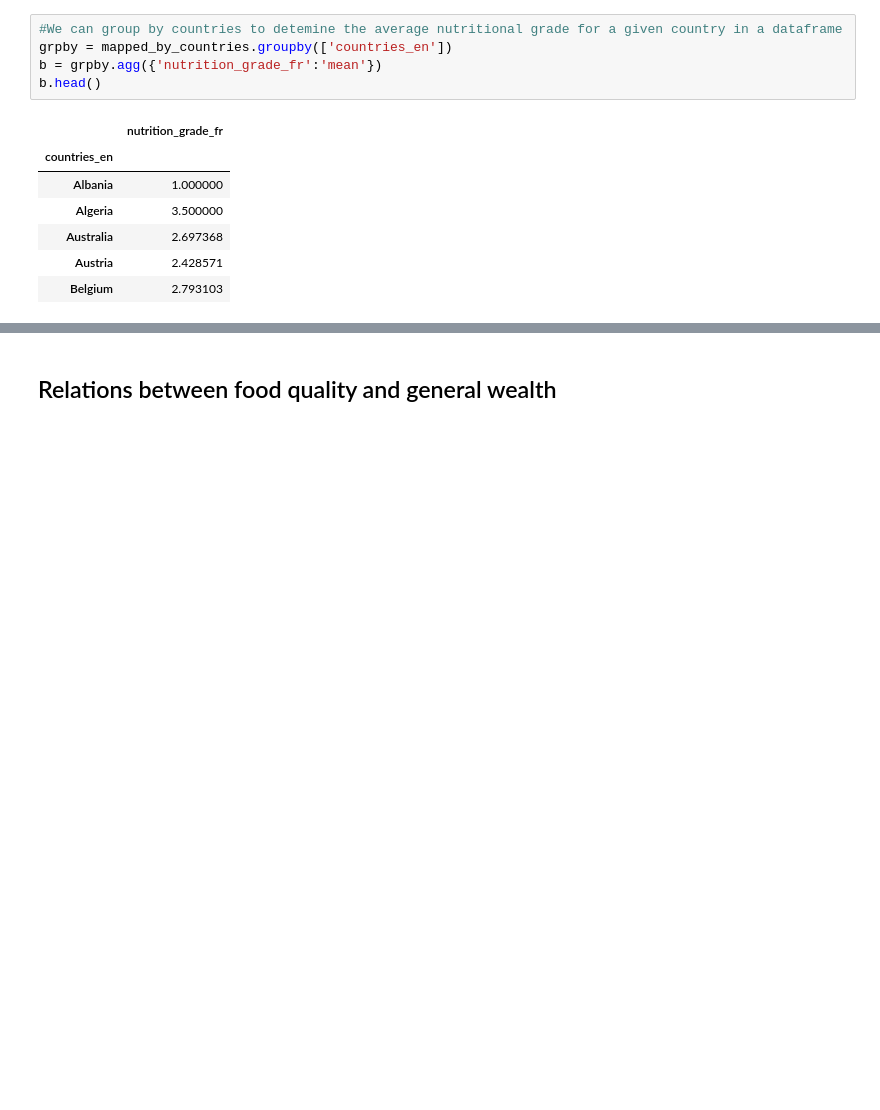
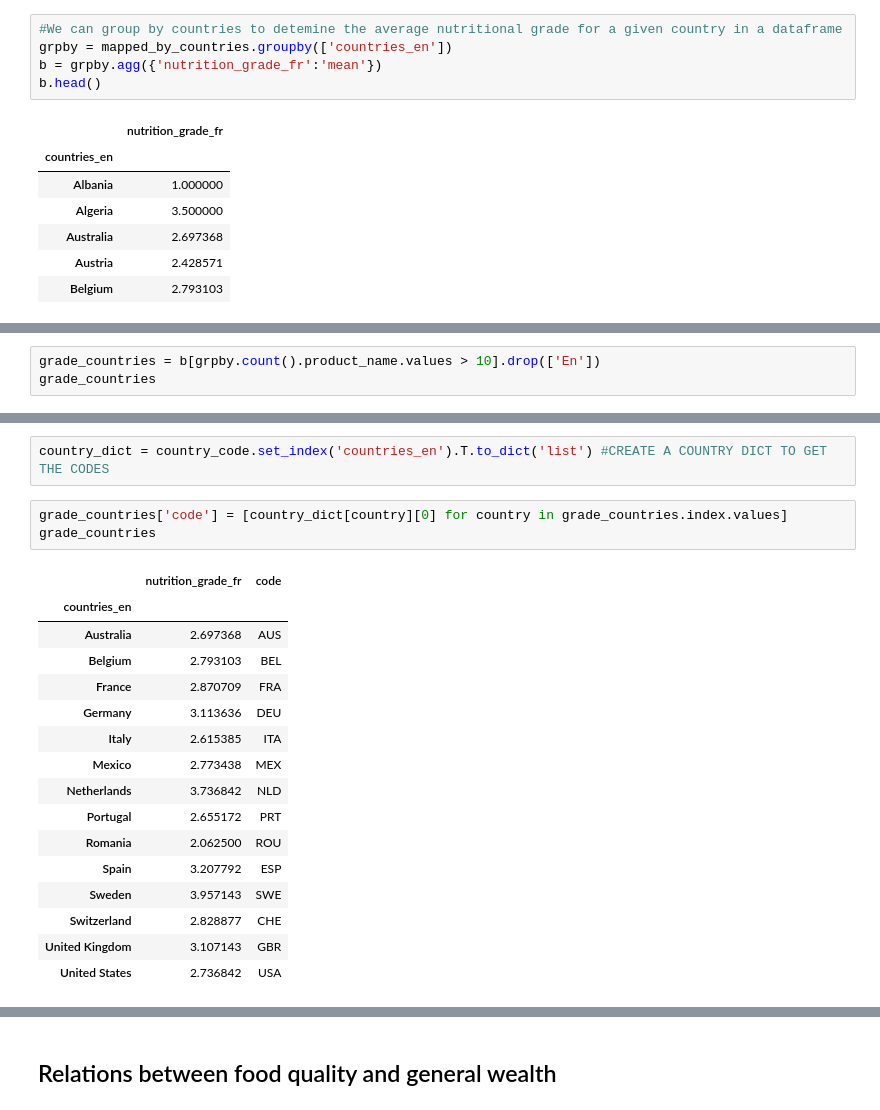
Before and after one commit to coiL10/AdamanTeam, a Jupyter notebook: milestone2.ipynb, the cells around one changed output, grey strips where cells are left out. Saved outputs shown, nothing was run; the diff lists cells and outputs as text; blank space fills up the shorter version.

```diff
--- a/milestone2.ipynb
+++ b/milestone2.ipynb
@@ -857,0 +883,3 @@ b.head()
+# %%
+grade_countries = b[grpby.count().product_name.values > 10].drop(['En'])
+grade_countries
@@ -857,0 +903,22 @@ b.head()
+# %%
+country_dict = country_code.set_index('countries_en').T.to_dict('list') #CREATE A COUNTRY DICT TO GET THE CODES
+# %%
+grade_countries['code'] = [country_dict[country][0] for country in grade_countries.index.values]
+grade_countries
+# %% [output]
+|  | nutrition_grade_fr | code |
+| countries_en |  |  |
+| Australia | 2.697368 | AUS |
+| Belgium | 2.793103 | BEL |
+| France | 2.870709 | FRA |
+| Germany | 3.113636 | DEU |
+| Italy | 2.615385 | ITA |
+| Mexico | 2.773438 | MEX |
+| Netherlands | 3.736842 | NLD |
+| Portugal | 2.655172 | PRT |
+| Romania | 2.062500 | ROU |
+| Spain | 3.207792 | ESP |
+| Sweden | 3.957143 | SWE |
+| Switzerland | 2.828877 | CHE |
+| United Kingdom | 3.107143 | GBR |
+| United States | 2.736842 | USA |
```
Also changed, not shown: parts of 6 cells of this notebook.
